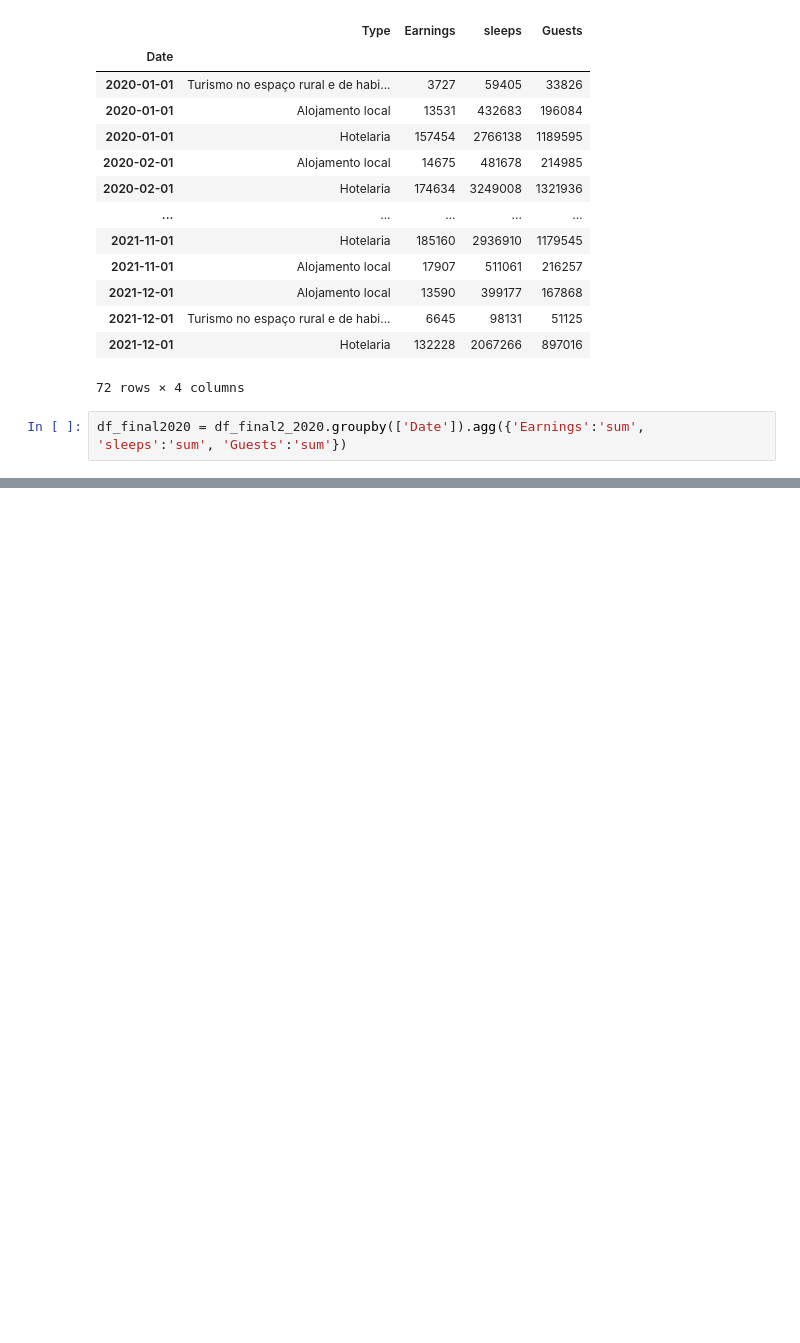
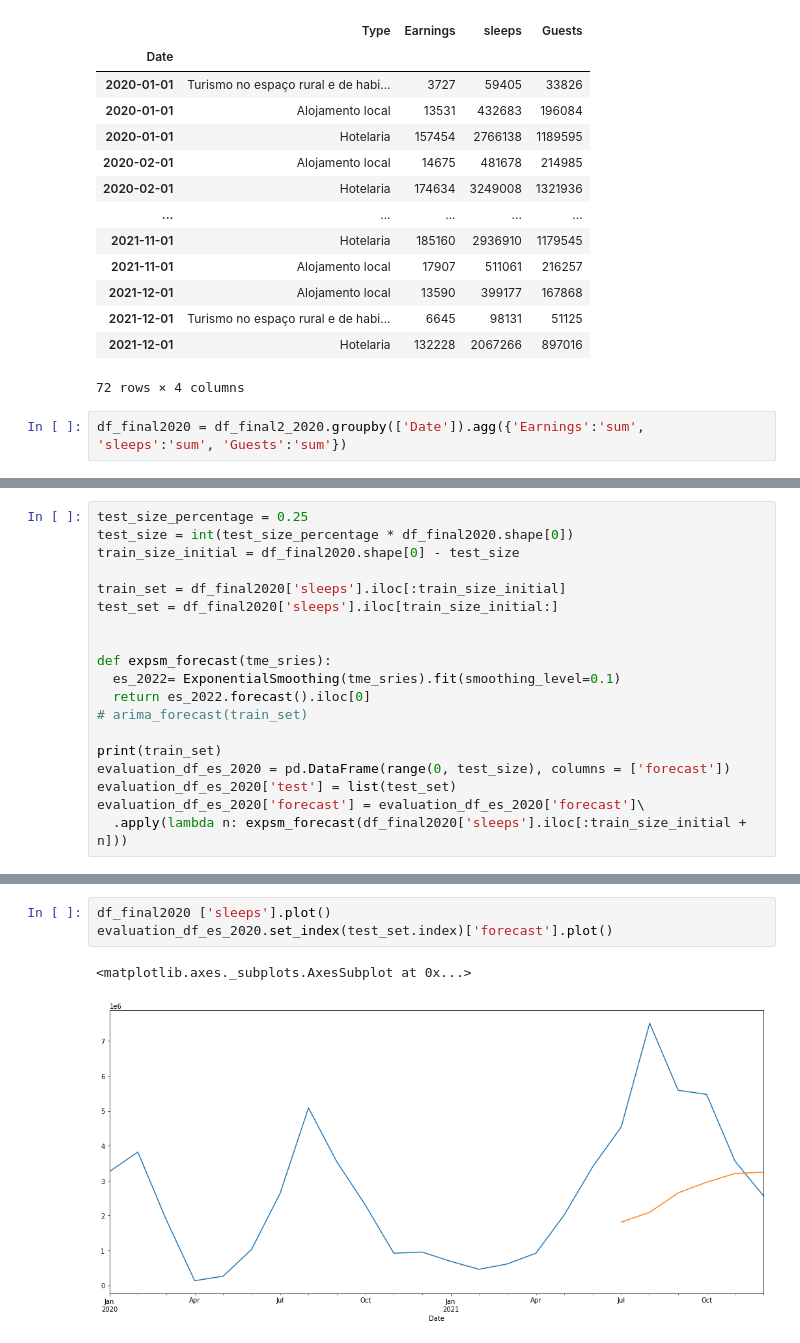
Before and after one commit to LuisaPolicarpo/Project5, a Jupyter notebook: Time_series_s_e_g.ipynb, the cells around one changed output, grey strips where cells are left out. Saved outputs shown, nothing was run; the diff lists cells and outputs as text; blank space fills up the shorter version.

```diff
--- a/Time_series_s_e_g.ipynb
+++ b/Time_series_s_e_g.ipynb
@@ -851,0 +882,19 @@ df_final2020 = df_final2_2020.groupby(['Date']).agg({'Earnings':'sum', 'sleeps':
+# %%
+test_size_percentage = 0.25
+test_size = int(test_size_percentage * df_final2020.shape[0])
+train_size_initial = df_final2020.shape[0] - test_size
+
+train_set = df_final2020['sleeps'].iloc[:train_size_initial]
+test_set = df_final2020['sleeps'].iloc[train_size_initial:]
+
+
+def expsm_forecast(tme_sries):
+  es_2022= ExponentialSmoothing(tme_sries).fit(smoothing_level=0.1)
+  return es_2022.forecast().iloc[0]
+# arima_forecast(train_set)
+
+print(train_set)
+evaluation_df_es_2020 = pd.DataFrame(range(0, test_size), columns = ['forecast'])
+evaluation_df_es_2020['test'] = list(test_set)
+evaluation_df_es_2020['forecast'] = evaluation_df_es_2020['forecast']\
+  .apply(lambda n: expsm_forecast(df_final2020['sleeps'].iloc[:train_size_initial + n]))
@@ -851,0 +922,6 @@ df_final2020 = df_final2_2020.groupby(['Date']).agg({'Earnings':'sum', 'sleeps':
+# %%
+df_final2020 ['sleeps'].plot()
+evaluation_df_es_2020.set_index(test_set.index)['forecast'].plot()
+# %% [output]
+<matplotlib.axes._subplots.AxesSubplot at 0x...>
+[figure, added]
```
Also changed, not shown: parts of 7 cells of this notebook.
